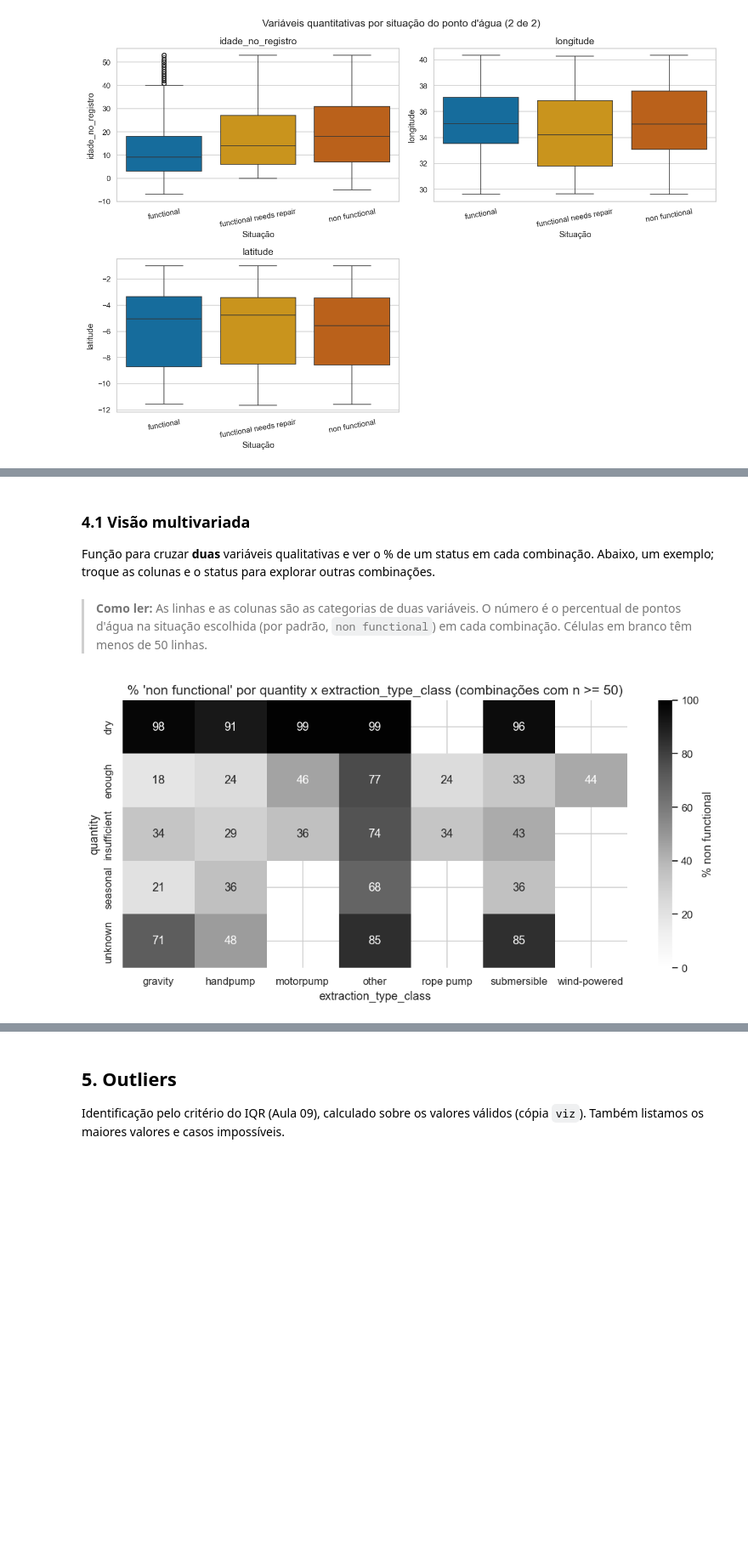
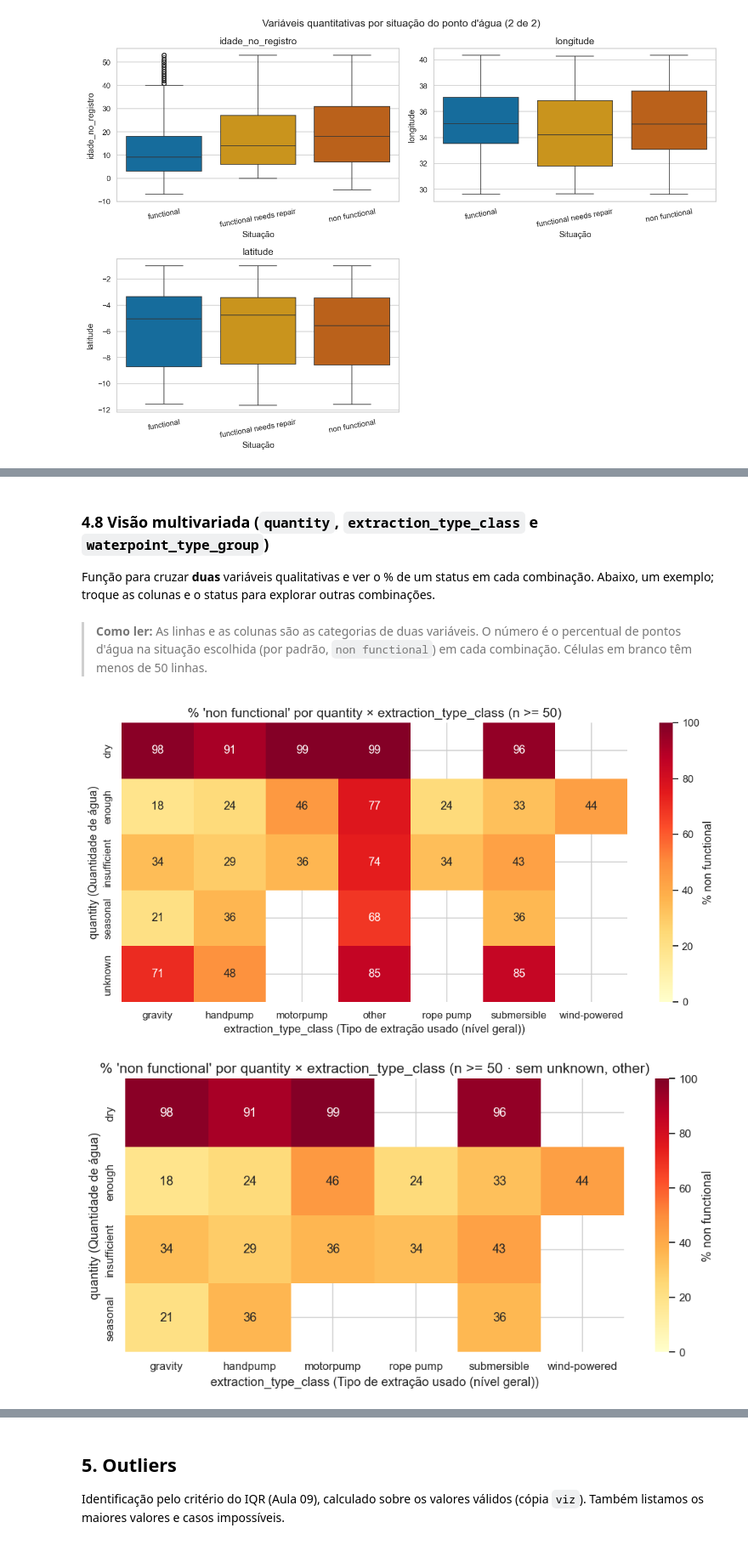
Before and after one commit to Fyre-Flye/projeto-avd-2026-2-pump-it-up-classificatorio, a Jupyter notebook: src/parte_especifica/eda.ipynb, the cells around one changed output, grey strips where cells are left out. Shown at 85% size. Cells and saved outputs as stored; diff of their text form; code cells hidden in the pictures; blank space fills up the shorter version.

```diff
--- a/src/parte_especifica/eda.ipynb
+++ b/src/parte_especifica/eda.ipynb
@@ -713,7 +892,8 @@ plt.show()
 > **Como ler:** `count` é o número de valores válidos; `mean` e `std` são a média e o desvio-padrão; `25%`, `50%` (mediana) e `75%` são os quartis; `assimetria` é vista na Aula 10; `n_ausentes_na_viz` é quanto foi ocultado (zeros suspeitos).
 # %%
-# [IA] Claude Code – cópia só para visualização: zeros suspeitos viram NaN
-viz = df[COLS_NUM].copy()
+# [IA] Claude Code + Gemini – cópia só para visualização e estatísticas descritivas (com coluna glossario)
+COLS_NUM_VIZ = [c for c in COLS_NUM if c != "num_private"]  # num_private descartada (98,7% zeros, sem descrição)
+viz = df[COLS_NUM_VIZ].copy()
 for c in ["population", "construction_year", "gps_height"]:
     viz.loc[viz[c] == 0, c] = np.nan
 viz.loc[df["longitude"] == 0, ["longitude", "latitude"]] = np.nan
@@ -721,5 +901,7 @@ viz.loc[df["longitude"] == 0, ["longitude", "latitude"]] = np.nan
 estat = viz.describe().T
 estat["assimetria"] = viz.skew()
 estat["n_ausentes_na_viz"] = viz.isna().sum()
-estat.style.format("{:,.2f}")
+cols_num_estat = list(estat.columns)
+estat.insert(0, "glossario", [glossario(c) for c in estat.index])
+com_titulo(estat.style.format("{:,.2f}", subset=cols_num_estat), "Tabela 3.2 — Estatísticas descritivas das variáveis quantitativas (zeros suspeitos ocultos)")
 # %% [output]
@@ -797,7 +993,7 @@ for parte, inicio in enumerate(range(0, len(cats_baixa), POR_FIGURA), start=1):
 > **Como ler:** Para cada coluna com milhares de valores, as 15 categorias com mais pontos d'água. O título mostra quantas categorias existem no total.
 # %%
 # [IA] Claude Code – gráfico: as 15 categorias mais frequentes das colunas de alta cardinalidade
-fig, axes = plt.subplots(1, 3, figsize=(20, 6))
+fig, axes = plt.subplots(3, 1, figsize=(11, 14))
 for ax, col in zip(axes, ["funder", "installer", "lga"]):
     top = df[col].value_counts().head(15)
     sns.barplot(x=top.values, y=top.index, ax=ax, color="#4C72B0")
@@ -938,7 +1166,7 @@ POR_FIGURA = 6
 n_partes = int(np.ceil(len(cols_rel) / POR_FIGURA))
 for parte, inicio in enumerate(range(0, len(cols_rel), POR_FIGURA), start=1):
     grupo = cols_rel[inicio:inicio + POR_FIGURA]
-    fig, axes = plt.subplots(2, 3, figsize=(21, 11))
+    fig, axes = plt.subplots(3, 2, figsize=(14, 15))
     for ax, col in zip(axes.flat, grupo):
         tabela = proporcao_status(col)
         tabela[STATUS_ORDEM].iloc[::-1].plot.barh(
@@ -950,7 +1178,7 @@ for parte, inicio in enumerate(range(0, len(cols_rel), POR_FIGURA), start=1):
         ax.set_xlim(0, 100)
     handles, labels = axes.flat[0].get_legend_handles_labels()
     fig.legend(handles, labels, title="Situação", loc="upper center", ncol=3, bbox_to_anchor=(0.5, 1.01))
-    fig.suptitle(f"Situação do ponto d'água por categoria ({parte} de {n_partes})", fontsize=15, y=1.04)
+    fig.suptitle(f"Situação do ponto d'água por categoria ({parte} de {n_partes})", fontsize=15, y=1.02)
     fig.tight_layout()
     salvar(fig, f"04_status_por_categoria_{parte}")
     plt.show()
@@ -1026,7 +1281,7 @@ plt.show()
 # [IA] Claude Code – gráfico: localização dos pontos d'água por status (coordenadas válidas)
 geo = viz[["longitude", "latitude"]].assign(status=df[COL_ALVO]).dropna()
 
-fig, axes = plt.subplots(1, 3, figsize=(20, 7), sharex=True, sharey=True)
+fig, axes = plt.subplots(1, 3, figsize=(15, 5.5), sharex=True, sharey=True)
 for ax, status in zip(axes, STATUS_ORDEM):
     ax.scatter(geo["longitude"], geo["latitude"], s=1, color="#DDDDDD", label="todos")
     sub = geo[geo["status"] == status]
@@ -1045,29 +1300,49 @@ plt.show()
 # %% [markdown]
-### 4.1 Visão multivariada
+### 4.8 Visão multivariada (`quantity`, `extraction_type_class` e `waterpoint_type_group`)
 
 Função para cruzar **duas** variáveis qualitativas e ver o % de um status em cada combinação. Abaixo, um exemplo; troque as colunas e o status para explorar outras combinações.
 # %% [markdown]
 > **Como ler:** As linhas e as colunas são as categorias de duas variáveis. O número é o percentual de pontos d'água na situação escolhida (por padrão, `non functional`) em cada combinação. Células em branco têm menos de 50 linhas.
 # %%
-# [IA] Claude Code – função: % de um status em cada combinação de duas colunas qualitativas
-def taxa_status(linha, coluna, status="non functional", n_min=50):
+# [IA] Claude Code + Gemini – função: % de um status em cada combinação de duas colunas qualitativas (paleta YlOrRd + opção de filtrar categorias)
+def taxa_status(linha, coluna, status="non functional", n_min=50, excluir=None, cmap="YlOrRd"):
     """Heatmap do % de `status` em cada combinação (linha x coluna). Combinações com menos de n_min linhas ficam em branco."""
-    grupos = df.groupby([linha, coluna])[COL_ALVO]
+    base = df
+    if excluir:
+        base = df[~df[linha].isin(excluir) & ~df[coluna].isin(excluir)]
+    grupos = base.groupby([linha, coluna])[COL_ALVO]
     taxa = grupos.apply(lambda s: (s == status).mean() * 100).unstack()
     n = grupos.size().unstack()
     taxa = taxa.where(n >= n_min)
 
-    fig, ax = plt.subplots(figsize=(1.1 * taxa.shape[1] + 4, 0.5 * taxa.shape[0] + 2.5))
-    sns.heatmap(taxa, annot=True, fmt=".0f", cmap="Greys", vmin=0, vmax=100,
+    fig, ax = plt.subplots(figsize=(1.15 * taxa.shape[1] + 4, 0.55 * taxa.shape[0] + 2.6))
+    sns.heatmap(taxa, annot=True, fmt=".0f", cmap=cmap, vmin=0, vmax=100,
                 cbar_kws={"label": f"% {status}"}, ax=ax)
-    ax.set_title(f"% '{status}' por {linha} x {coluna} (combinações com n >= {n_min})")
-    ax.set_xlabel(coluna)
-    ax.set_ylabel(linha)
+    sufixo = f" · sem {', '.join(excluir)}" if excluir else ""
+    ax.set_title(f"% '{status}' por {linha} × {coluna} (n >= {n_min}{sufixo})")
+    ax.set_xlabel(f"{coluna} ({glossario(coluna)})")
+    ax.set_ylabel(f"{linha} ({glossario(linha)})")
     return fig, ax
 
 
+# 1) quantity × extraction_type_class (completo + filtrado)
 fig, ax = taxa_status("quantity", "extraction_type_class")
 salvar(fig, "04_multivariada_quantity_extraction")
 plt.show()
+
+fig, ax = taxa_status("quantity", "extraction_type_class", excluir=("unknown", "other"))
+salvar(fig, "04_multivariada_quantity_extraction_limpo")
+plt.show()
+
+# 2) quantity × waterpoint_type_group (filtrado sem unknown/other)
+fig, ax = taxa_status("quantity", "waterpoint_type_group", excluir=("unknown", "other"))
+salvar(fig, "04_multivariada_quantity_waterpoint")
+plt.show()
+
+# 3) extraction_type_class × waterpoint_type_group (filtrado sem unknown/other)
+fig, ax = taxa_status("extraction_type_class", "waterpoint_type_group", excluir=("unknown", "other"))
+salvar(fig, "04_multivariada_extraction_waterpoint")
+plt.show()
 # %% [output]
-[figure, old version]
+[figure, new version]
+[figure, added]
```
Also changed, not shown: parts of 74 cells of this notebook.
